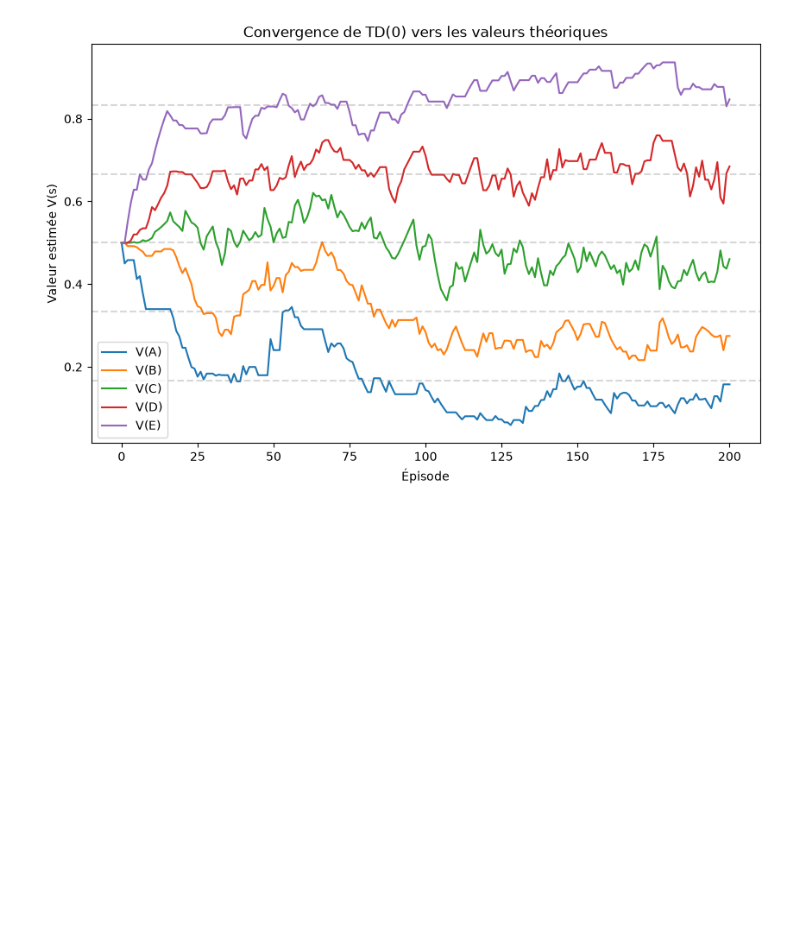
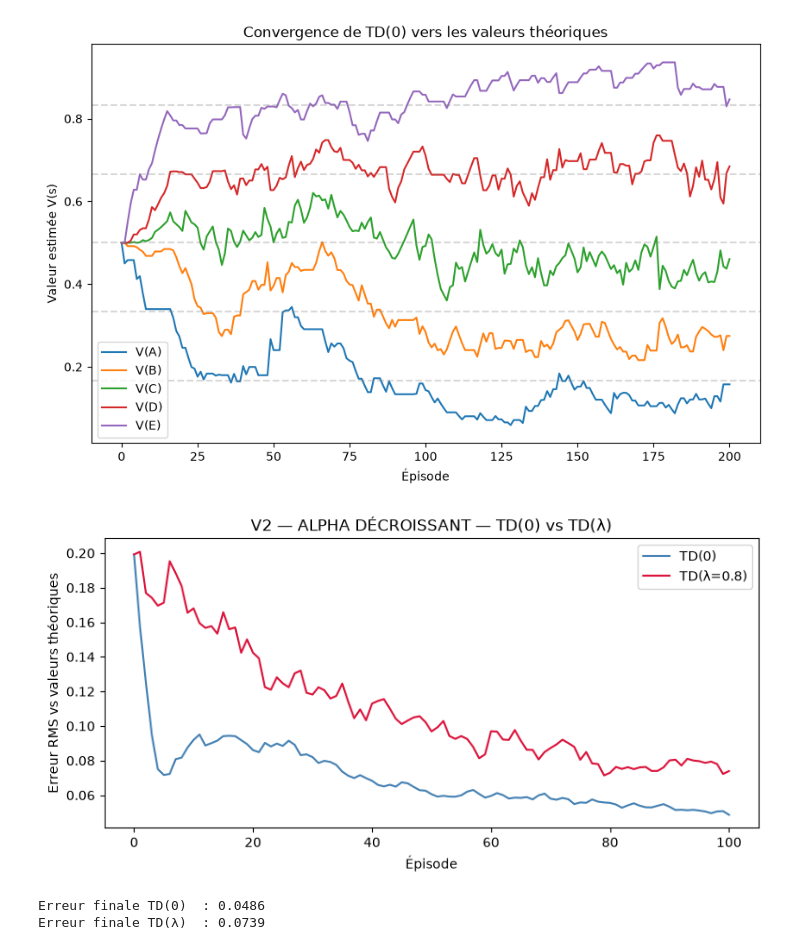
Before and after one commit to arthurbilger/td-gammon-portfolio, a Jupyter notebook: notebooks/01_td_learning_random_walk.ipynb, the cells around one changed output. Drawn from its saved outputs; the diff is of its cells as text; code cells hidden in the pictures; blank space fills up the shorter version.

```diff
--- a/notebooks/01_td_learning_random_walk.ipynb
+++ b/notebooks/01_td_learning_random_walk.ipynb
@@ -214,0 +133,65 @@ erreurs_td0, erreurs_tdlam = comparer_convergence()
+# %%
+# ============================================================
+# TD(0) vs TD(lambda) — VERSION UNIQUE ET AUTONOME
+# Tout est dans cette cellule : fonction + comparaison + graphique
+# ============================================================
+
+def td_lambda_v2(n_episodes=100, alpha_debut=0.5, lam=0.8):
+    """TD(lambda) avec alpha DECROISSANT au fil des episodes."""
+    V = np.ones(7) * 0.5
+    V[0], V[6] = 0.0, 1.0
+    historique = [V.copy()]
+    env = RandomWalkEnv()
+
+    for episode in range(n_episodes):
+        alpha = alpha_debut / (1 + episode * 0.05)   # decroissance
+        state = env.reset()
+        done = False
+        traces = np.zeros(7)
+
+        while not done:
+            old_state = state
+            state, reward, done = env.step()
+            delta = (reward - V[old_state]) if done else (V[state] - V[old_state])
+            traces = lam * traces
+            traces[old_state] += 1
+            V = V + alpha * delta * traces
+            V[0], V[6] = 0.0, 1.0
+
+        historique.append(V.copy())
+
+    return np.array(historique)
+
+
+# --- Comparaison sur 50 runs ---
+V_theorique = np.array([0, 1/6, 2/6, 3/6, 4/6, 5/6, 1])
+n_episodes, n_runs = 100, 50
+
+err_td0 = np.zeros(n_episodes + 1)
+err_lam = np.zeros(n_episodes + 1)
+
+for run in range(n_runs):
+    h0 = td_lambda_v2(n_episodes, alpha_debut=0.5, lam=0.0)
+    hl = td_lambda_v2(n_episodes, alpha_debut=0.5, lam=0.8)
+    err_td0 += np.sqrt(np.mean((h0 - V_theorique)**2, axis=1))
+    err_lam += np.sqrt(np.mean((hl - V_theorique)**2, axis=1))
+
+err_td0 /= n_runs
+err_lam /= n_runs
+
+# --- Graphique avec titre DISTINCTIF pour confirmer la bonne version ---
+plt.figure(figsize=(9, 4))
+plt.plot(err_td0, label="TD(0)", color='steelblue')
+plt.plot(err_lam, label="TD(λ=0.8)", color='crimson')
+plt.xlabel("Épisode")
+plt.ylabel("Erreur RMS vs valeurs théoriques")
+plt.title("V2 — ALPHA DÉCROISSANT — TD(0) vs TD(λ)")
+plt.legend()
+plt.show()
+
+print("Erreur finale TD(0)  :", round(err_td0[-1], 4))
+print("Erreur finale TD(λ)  :", round(err_lam[-1], 4))
+# %% [output]
+[figure, added]
+Erreur finale TD(0)  : 0.0486
+Erreur finale TD(λ)  : 0.0739
```
Also changed, not shown: parts of 3 cells of this notebook, 5 other files.
